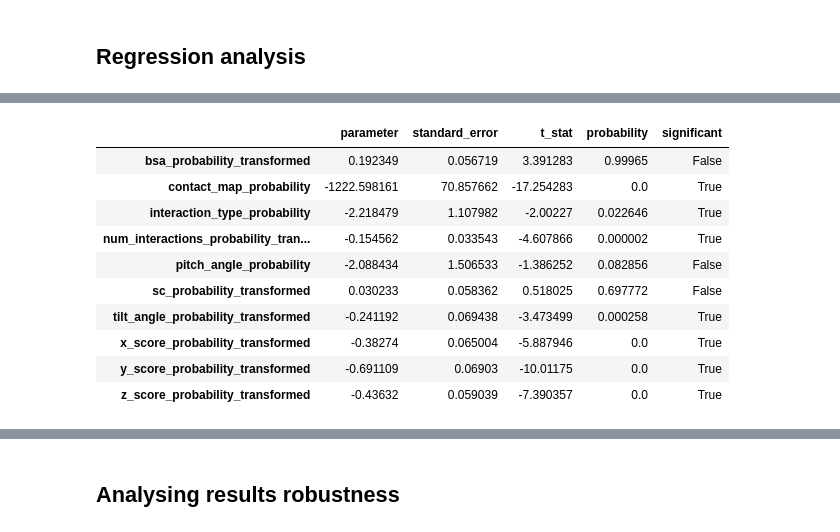
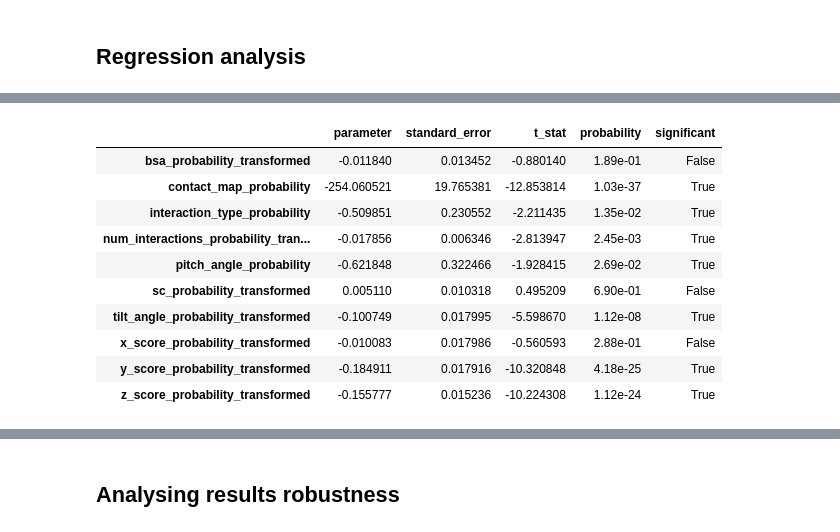
Before and after one commit to benjiemc/tcr-pmhc-predicted-structures, a Jupyter notebook: notebooks/compare_structural_features_to_confidence.ipynb, the cells around one changed output, grey strips where cells are left out. Saved outputs shown, nothing was run; the diff lists cells and outputs as text; code cells hidden in the pictures.

```diff
--- a/notebooks/compare_structural_features_to_confidence.ipynb
+++ b/notebooks/compare_structural_features_to_confidence.ipynb
@@ -738,6 +741,19 @@ structure_probability_names = [
     for column in structure_probability_names
     if column not in {'scanning_angle_probability_transformed', 'roll_angle_probability_transformed'}
 ]
+# %%
+def drop_constant_confidence(df: pd.DataFrame, confidence_pattern: str = 'pae|ptm|plddt|ipsae') -> pd.DataFrame:
+    def check_constant(column: pd.Series) -> bool:
+        return (column == column.iloc[0]).all()
+
+    confidence_pattern = re.compile(confidence_pattern)
+
+    return df[
+        [column for column in df.columns if not check_constant(df[column]) or not re.search(confidence_pattern, column)]
+    ]
+
+
+structure_scores = drop_constant_confidence(structure_scores)
 # %% [markdown]
 ## Regression analysis
 # %%
@@ -956,27 +1007,31 @@ strong multicollinearity or other numerical problems.
 # %%
 coeficient_columns = ['parameter', 'standard_error', 't_stat', 'probability', 'significant']
-coefficients = regression_fits.iloc[0][
-    [name for name in regression_fits.iloc[0].index if type(name) is tuple and name[1] in coeficient_columns]
+coefficients = regression_fits.loc['cdr_pmhc_pae_score'][
+    [
+        name
+        for name in regression_fits.loc['cdr_pmhc_pae_score'].index
+        if type(name) is tuple and name[1] in coeficient_columns
+    ]
 ]
 
 coefficients.index = pd.MultiIndex.from_tuples(coefficients.index)
 
 coefficients = coefficients.unstack()  # noqa: PD010 unstack cleaner here
 coefficients = coefficients[coeficient_columns]
 
-coefficients
+coefficients.style.format({'probability': '{:.2e}'})
 # %% [output]
 |  | parameter | standard_error | t_stat | probability | significant |
-| bsa_probability_transformed | 0.192349 | 0.056719 | 3.391283 | 0.99965 | False |
-| contact_map_probability | -1222.598161 | 70.857662 | -17.254283 | 0.0 | True |
-| interaction_type_probability | -2.218479 | 1.107982 | -2.00227 | 0.022646 | True |
-| num_interactions_probability_tran... | -0.154562 | 0.033543 | -4.607866 | 0.000002 | True |
-| pitch_angle_probability | -2.088434 | 1.506533 | -1.386252 | 0.082856 | False |
-| sc_probability_transformed | 0.030233 | 0.058362 | 0.518025 | 0.697772 | False |
-| tilt_angle_probability_transformed | -0.241192 | 0.069438 | -3.473499 | 0.000258 | True |
-| x_score_probability_transformed | -0.38274 | 0.065004 | -5.887946 | 0.0 | True |
-| y_score_probability_transformed | -0.691109 | 0.06903 | -10.01175 | 0.0 | True |
-| z_score_probability_transformed | -0.43632 | 0.059039 | -7.390357 | 0.0 | True |
+| bsa_probability_transformed | -0.011840 | 0.013452 | -0.880140 | 1.89e-01 | False |
+| contact_map_probability | -254.060521 | 19.765381 | -12.853814 | 1.03e-37 | True |
+| interaction_type_probability | -0.509851 | 0.230552 | -2.211435 | 1.35e-02 | True |
+| num_interactions_probability_tran... | -0.017856 | 0.006346 | -2.813947 | 2.45e-03 | True |
+| pitch_angle_probability | -0.621848 | 0.322466 | -1.928415 | 2.69e-02 | True |
+| sc_probability_transformed | 0.005110 | 0.010318 | 0.495209 | 6.90e-01 | False |
+| tilt_angle_probability_transformed | -0.100749 | 0.017995 | -5.598670 | 1.12e-08 | True |
+| x_score_probability_transformed | -0.010083 | 0.017986 | -0.560593 | 2.88e-01 | False |
+| y_score_probability_transformed | -0.184911 | 0.017916 | -10.320848 | 4.18e-25 | True |
+| z_score_probability_transformed | -0.155777 | 0.015236 | -10.224308 | 1.12e-24 | True |
 # %%
 fig, axes = plt.subplots(1, len(structure_probability_names), figsize=(5 * len(structure_probability_names), 5))
 
```
Also changed, not shown: parts of 13 cells of this notebook.
